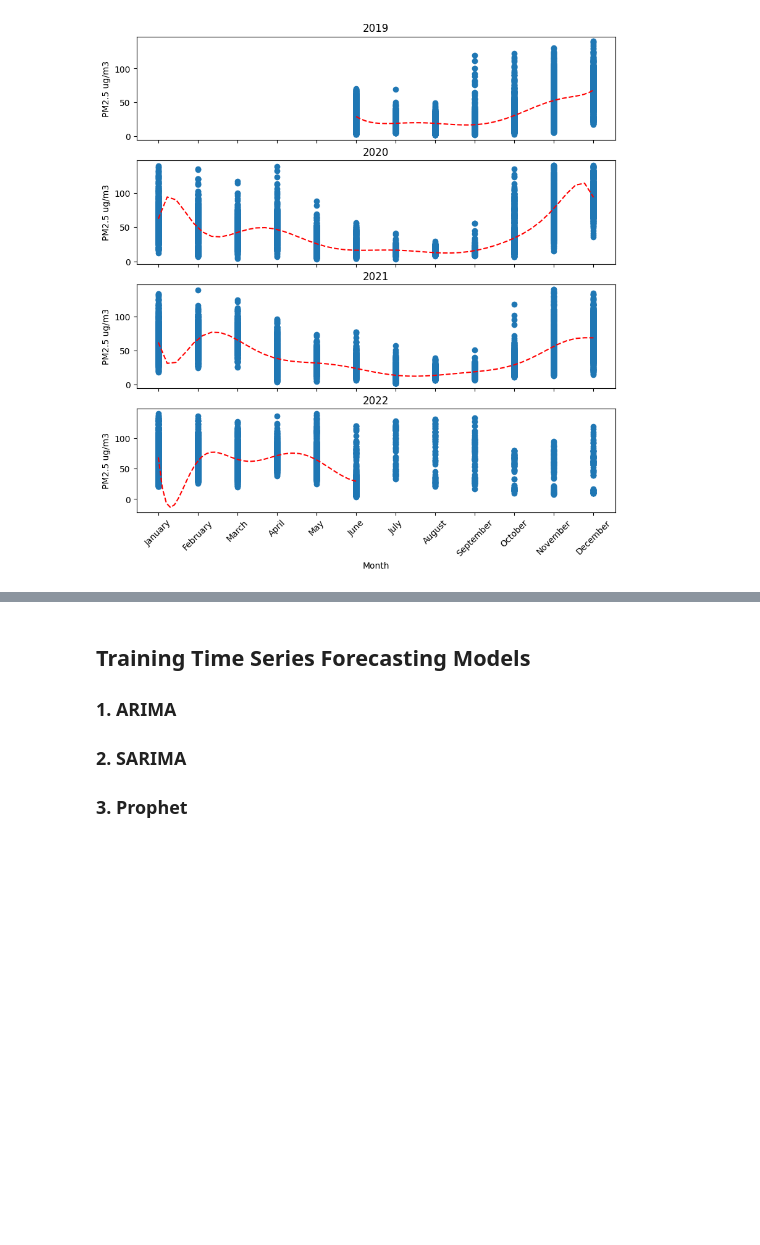
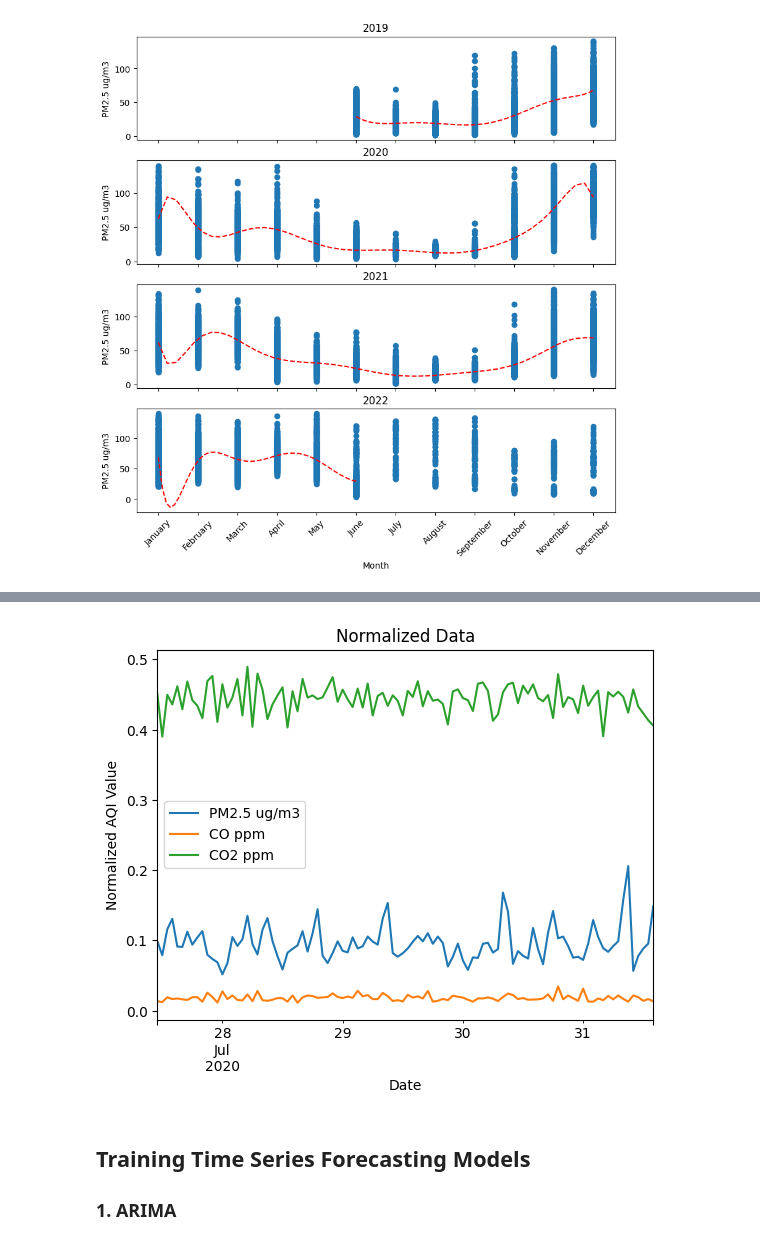
Before and after one commit to sid56rajawat/AQI-Monitoring-and-Prediction, a Jupyter notebook: EDA.ipynb, the cells around one changed output, grey strips where cells are left out. Saved outputs shown, nothing was run; the diff lists cells and outputs as text; code cells hidden in the pictures; blank space fills up the shorter version.

```diff
--- a/EDA.ipynb
+++ b/EDA.ipynb
@@ -221,0 +225,6 @@ plt.show()
+# %%
+from sklearn.preprocessing import MinMaxScaler
+
+scaler = MinMaxScaler()
+data_normalized = scaler.fit_transform(df);
+print(data_normalized)
@@ -221,0 +239,3 @@ plt.show()
+# %%
+data_normalized_df = pd.DataFrame(data_normalized,columns=df.columns,index=df.index)
+data_normalized_df
@@ -222,5 +257,12 @@ plt.show()
+# %%
+hours = 100
+data_normalized_df[10000:10000+hours].plot()
+plt.title('Normalized Data')
+plt.xlabel('Date')
+plt.ylabel('Normalized AQI Value')
+plt.show()
+# %% [output]
+[figure, added]
 # %% [markdown]
 ## Training Time Series Forecasting Models
 ### 1. ARIMA
-### 2. SARIMA
-### 3. Prophet
```
Also changed, not shown: parts of 14 cells of this notebook, 1 other file.
